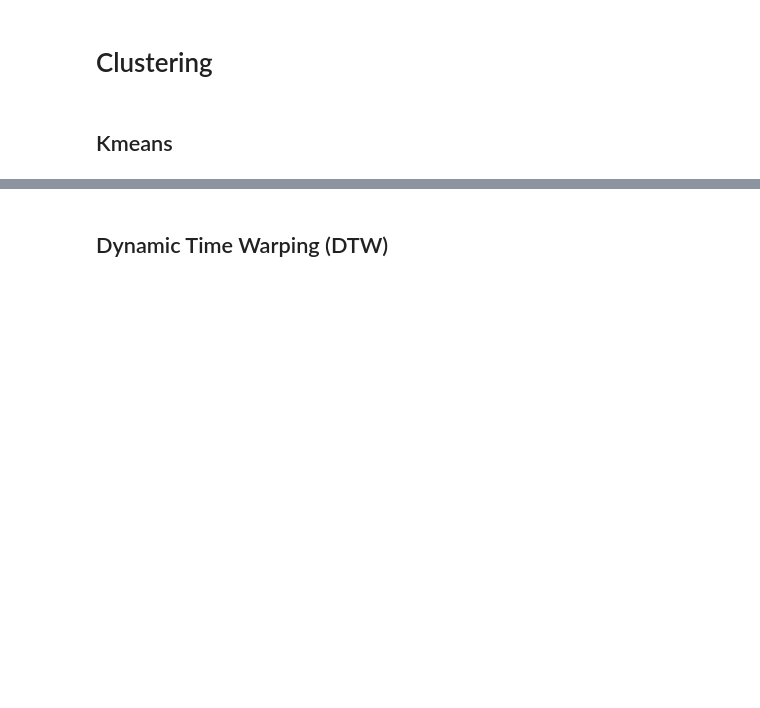
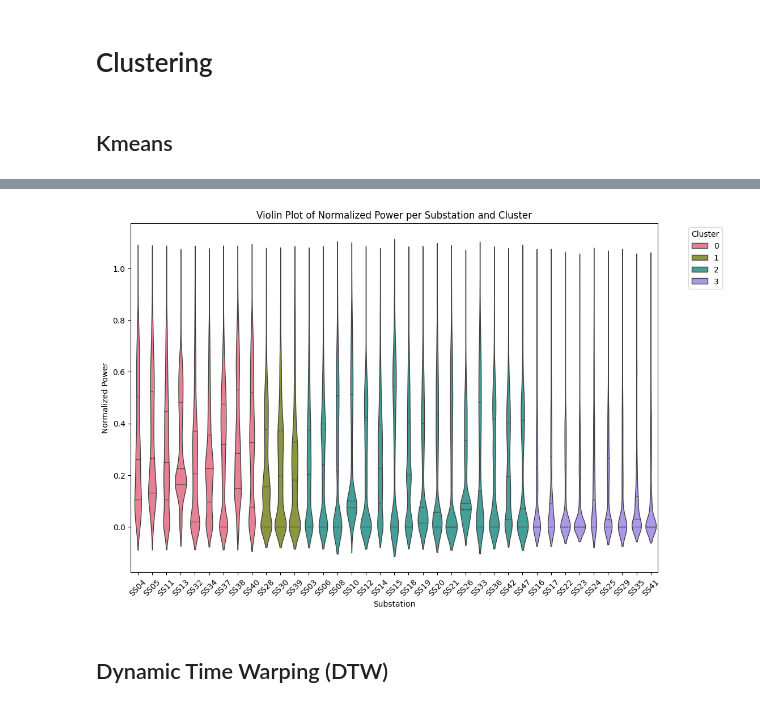
Before and after one commit to SimRime/CAS-Final-Project_Simon-Rime, a Jupyter notebook: Google_Colab_notebook/Substations.ipynb, the cells around one changed output, grey strips where cells are left out. Saved outputs shown, nothing was run; the diff lists cells and outputs as text; code cells hidden in the pictures; blank space fills up the shorter version.

```diff
--- a/Google_Colab_notebook/Substations.ipynb
+++ b/Google_Colab_notebook/Substations.ipynb
@@ -331,3 +348,25 @@ fig.show()
+# %%
+# Sort DataFrame by 'Cluster' and then by 'substation'
+combined_df_KMeans = combined_df_KMeans.sort_values(by=['Cluster', 'substation'])
+
+# Define a custom color palette
+custom_palette = sns.color_palette("husl", n_colors=combined_df_KMeans['Cluster'].nunique())
+
+# Plotting a violin plot with substation names on the x-axis
+plt.figure(figsize=(12, 8))
+sns.violinplot(x='substation', y='Normalized Power', hue='Cluster', data=combined_df_KMeans, inner='quart', split=False, palette=custom_palette, linewidth=1)
+
+# Customize the plot
+plt.title('Violin Plot of Normalized Power per Substation and Cluster')
+plt.xlabel('Substation')
+plt.ylabel('Normalized Power')
+plt.legend(title='Cluster', bbox_to_anchor=(1.05, 1), loc='upper left')
+plt.xticks(rotation=45)
+
+# Show the plot
+plt.show()
+# %% [output]
+[figure, added]
 # %% [markdown]
 ## Dynamic Time Warping (DTW)
 # %%
```
Also changed, not shown: parts of 18 cells of this notebook.
